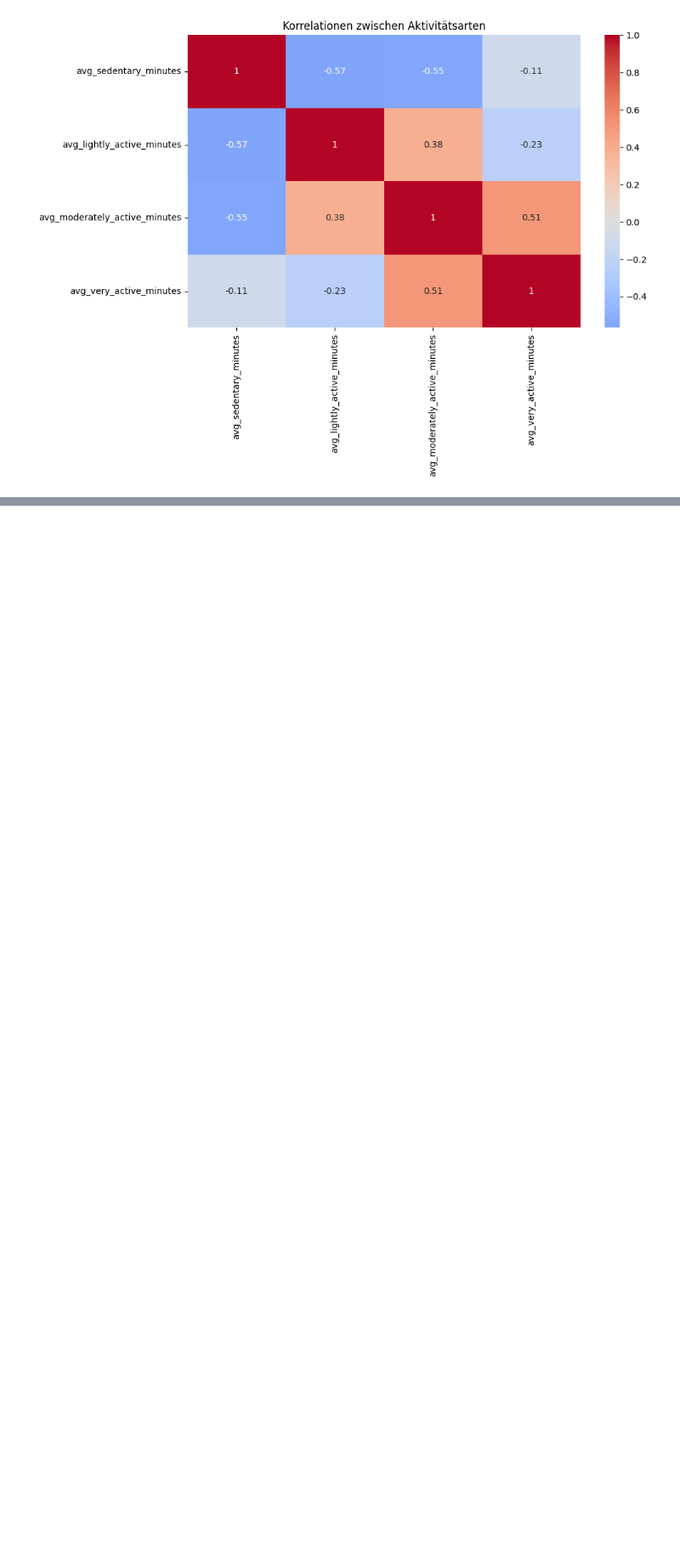
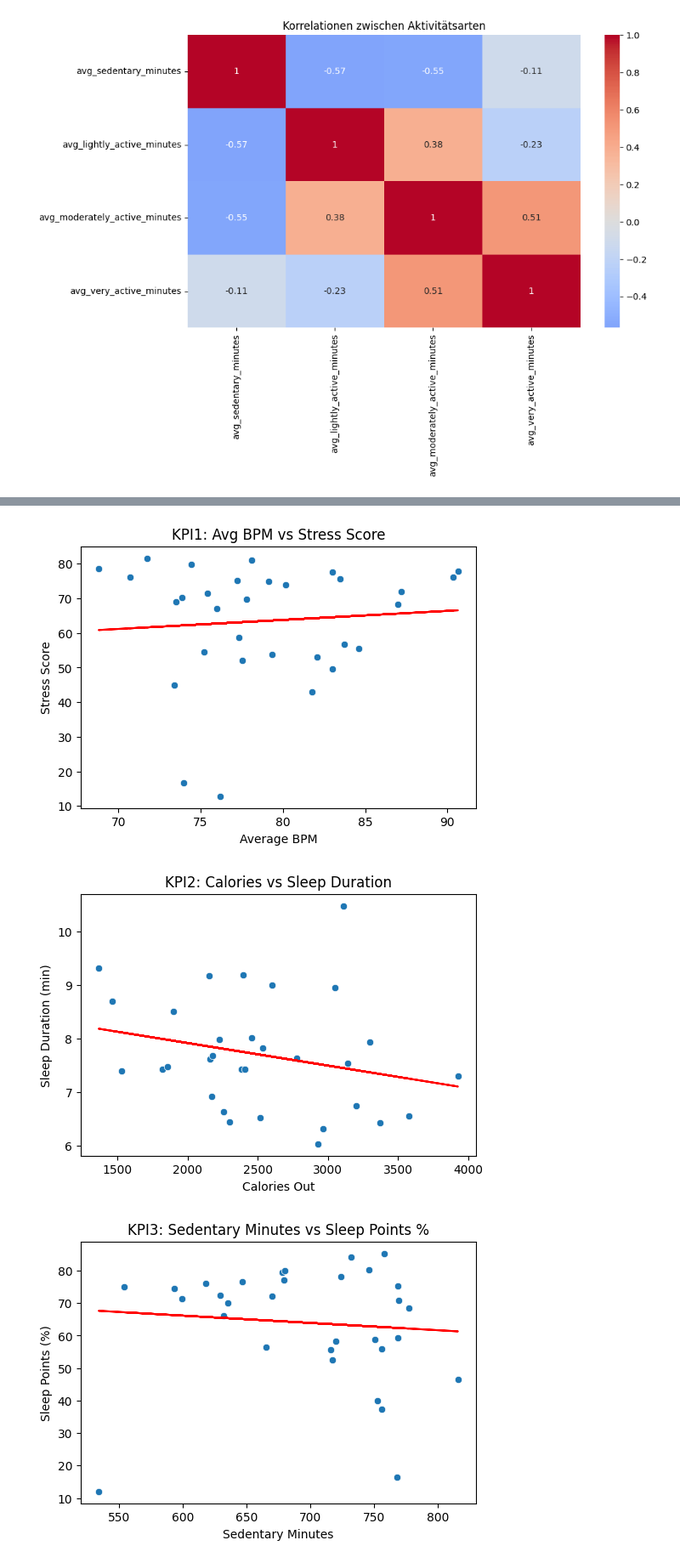
Before and after one commit to heikgrace/healthy-group-one, a Jupyter notebook: heiko_fitbit_analysis.ipynb, the cells around one changed output, grey strips where cells are left out. Shown at 85% size. Drawn from its saved outputs; the diff is of its cells as text; code cells hidden in the pictures; blank space fills up the shorter version.

```diff
--- a/heiko_fitbit_analysis.ipynb
+++ b/heiko_fitbit_analysis.ipynb
@@ -144,0 +181,75 @@ plt.show()
+# %%
+
+# KPI1: avg_bpm vs avg_stress_score
+plt.figure(figsize=(6,4))
+sns.scatterplot(x='avg_bpm', y='avg_stress_score', data=df_fitbit)
+m, b = np.polyfit(df_fitbit['avg_bpm'], df_fitbit['avg_stress_score'], 1)
+plt.plot(df_fitbit['avg_bpm'], m*df_fitbit['avg_bpm'] + b, color='red')
+plt.title('KPI1: Avg BPM vs Stress Score')
+plt.xlabel('Average BPM')
+plt.ylabel('Stress Score')
+plt.show()
+
+# KPI2: avg_calories vs avg_sleep_duration
+plt.figure(figsize=(6,4))
+sns.scatterplot(x='avg_calories', y='avg_sleep_duration', data=df_fitbit)
+m, b = np.polyfit(df_fitbit['avg_calories'], df_fitbit['avg_sleep_duration'], 1)
+plt.plot(df_fitbit['avg_calories'], m*df_fitbit['avg_calories'] + b, color='red')
+plt.title('KPI2: Calories vs Sleep Duration')
+plt.xlabel('Calories Out')
+plt.ylabel('Sleep Duration (min)')
+plt.show()
+
+# KPI3: avg_sedentary_minutes vs avg_sleep_points_percentage
+plt.figure(figsize=(6,4))
+sns.scatterplot(x='avg_sedentary_minutes', y='avg_sleep_points_percentage', data=df_fitbit)
+m, b = np.polyfit(df_fitbit['avg_sedentary_minutes'], df_fitbit['avg_sleep_points_percentage'], 1)
+plt.plot(df_fitbit['avg_sedentary_minutes'], m*df_fitbit['avg_sedentary_minutes'] + b, color='red')
+plt.title('KPI3: Sedentary Minutes vs Sleep Points %')
+plt.xlabel('Sedentary Minutes')
+plt.ylabel('Sleep Points (%)')
+plt.show()
+
+# KPI4: avg_stress_score vs avg_sleep_efficiency
+plt.figure(figsize=(6,4))
+sns.scatterplot(x='avg_stress_score', y='avg_sleep_efficiency', data=df_fitbit)
+m, b = np.polyfit(df_fitbit['avg_stress_score'], df_fitbit['avg_sleep_efficiency'], 1)
+plt.plot(df_fitbit['avg_stress_score'], m*df_fitbit['avg_stress_score'] + b, color='red')
+plt.title('KPI4: Stress Score vs Sleep Efficiency')
+plt.xlabel('Stress Score')
+plt.ylabel('Sleep Efficiency (%)')
+plt.show()
+
+# KPI5: avg_lightly_active_minutes vs avg_distance
+plt.figure(figsize=(6,4))
+sns.scatterplot(x='avg_lightly_active_minutes', y='avg_distance', data=df_fitbit)
+m, b = np.polyfit(df_fitbit['avg_lightly_active_minutes'], df_fitbit['avg_distance'], 1)
+plt.plot(df_fitbit['avg_lightly_active_minutes'], m*df_fitbit['avg_lightly_active_minutes'] + b, color='red')
+plt.title('KPI5: Lightly Active Minutes vs Distance')
+plt.xlabel('Lightly Active Minutes')
+plt.ylabel('Distance (km)')
+plt.show()
+
+# KPI6: avg_bpm vs avg_sleep_points_percentage
+plt.figure(figsize=(6,4))
+sns.scatterplot(x='avg_bpm', y='avg_sleep_points_percentage', data=df_fitbit)
+m, b = np.polyfit(df_fitbit['avg_bpm'], df_fitbit['avg_sleep_points_percentage'], 1)
+plt.plot(df_fitbit['avg_bpm'], m*df_fitbit['avg_bpm'] + b, color='red')
+plt.title('KPI6: Avg BPM vs Sleep Points %')
+plt.xlabel('Average BPM')
+plt.ylabel('Sleep Points (%)')
+plt.show()
+
+# KPI7: avg_sleep_duration vs avg_very_active_minutes
+plt.figure(figsize=(6,4))
+sns.scatterplot(x='avg_sleep_duration', y='avg_very_active_minutes', data=df_fitbit)
+m, b = np.polyfit(df_fitbit['avg_sleep_duration'], df_fitbit['avg_very_active_minutes'], 1)
+plt.plot(df_fitbit['avg_sleep_duration'], m*df_fitbit['avg_sleep_duration'] + b, color='red')
+plt.title('KPI7: Sleep Duration vs Very Active Minutes')
+plt.xlabel('Sleep Duration (hours)')
+plt.ylabel('Very Active Minutes')
+plt.show()
+# %% [output]
+[figure, added]
+[figure, added]
+[figure, added]
```
Also changed, not shown: parts of 4 cells of this notebook.
